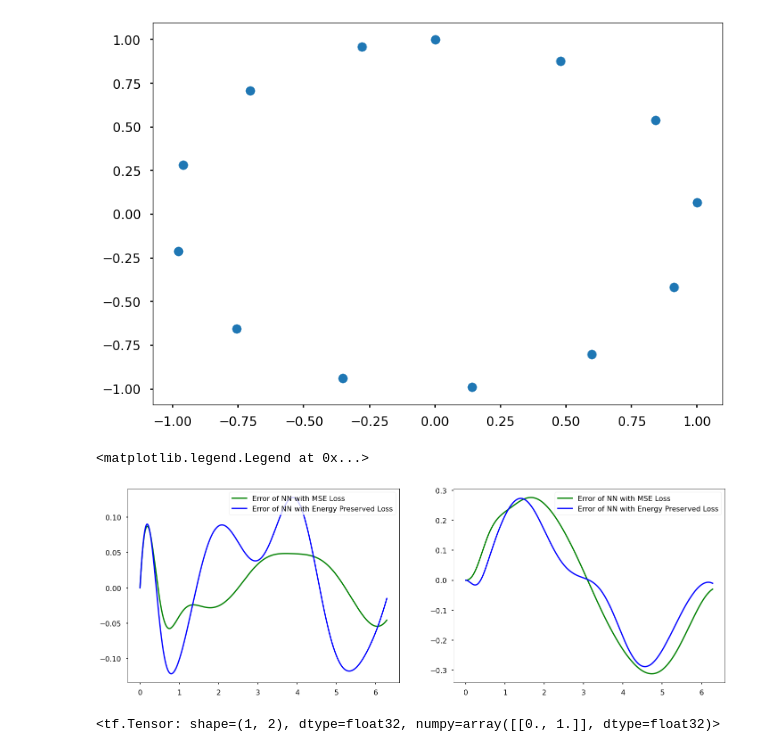
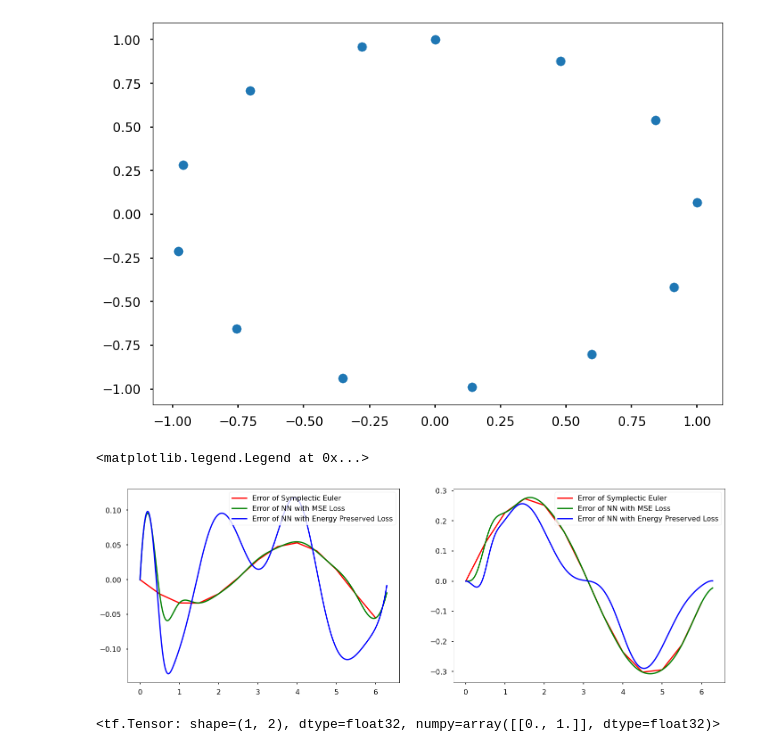
Before and after one commit to tayfununal/hamiltonian_ex, a Jupyter notebook: symplectic_Euler_energy_preserved_loss.ipynb, the cells around one changed output. Drawn from its saved outputs; the diff is of its cells as text; code cells hidden in the pictures.

```diff
--- a/symplectic_Euler_energy_preserved_loss.ipynb
+++ b/symplectic_Euler_energy_preserved_loss.ipynb
@@ -112,5 +112,5 @@ def train(model,input, target, learning_rate=0.0003, loss="mse", batch_size=1000
   return model
 # %%
 model = NN(input= 1,output=2, hidden_layer=20, neuron=32, activation=tf.math.sin)
-model_train = train(model=model, input=t, target=z, learning_rate=0.0003, loss="mse", batch_size=10000, epochs=2000)
+model_train = train(model=model, input=t, target=z, learning_rate=0.0003, loss="mse", batch_size=10000, epochs=10000)
 # %% [output]
@@ -152,14 +152,14 @@ plt.show()
 # %%
 # Energy loss function
 def custom_loss(y_true, y_pred):
-  return tf.keras.losses.MSE(0.5, H(y_pred[None,:,0], y_pred[None, :,1])) + 0.1 * tf.keras.losses.MSE(y_true,y_pred)
+  return tf.keras.losses.MSE(0.5, H(y_pred[None,:,0], y_pred[None, :,1])) +  0.01 * tf.keras.losses.MSE(y_true,y_pred)
 # %%
 energy_model = NN(input= 1,output=2, hidden_layer=20, neuron=32, activation=tf.math.sin, energy_loss=custom_loss)
 # %%
 # Parametreleri atama ve veri arttırma
 energy_model.set_weights(model_train.get_weights())
 
-t_created = np.arange(0, 2*np.pi, 0.001)
+t_created = np.arange(0, 2*np.pi, 0.0003)
 target_created = model_train(t_created)
 # %%
 t_created.shape
@@ -168,3 +168,3 @@ t_created.shape
 # %%
-energy_model_train = train(model=energy_model, input=t_created, target=target_created, learning_rate=0.0003, loss=custom_loss, batch_size=10000, epochs=2000)
+energy_model_train = train(model=energy_model, input=t_created, target=target_created, learning_rate=0.0003, loss=custom_loss, batch_size=10000, epochs=10000)
 # %% [output]
@@ -228,21 +228,21 @@ plt.scatter(grand_truth[:,0], grand_truth[:,1])
 # %%
 # Symplectic
 plt.figure(figsize=(24,8))
 
 plt.subplot(121)
-#plt.plot(t, grand_truth[:,0] - z[:,0], c = 'r', label="Error of Symplectic Euler")
+plt.plot(t, grand_truth[:,0] - z[:,0], c = 'r', label="Error of Symplectic Euler")
 plt.plot(test_t, grand_truth_1[:,0] - model_train(test_t)[:,0], c= 'g', label="Error of NN with MSE Loss")
 plt.plot(test_t, grand_truth_1[:,0] - energy_model_train(test_t)[:,0] , c='b', label="Error of NN with Energy Preserved Loss")
 plt.legend(loc="upper right")
 
 plt.subplot(122)
-#plt.plot(t, grand_truth[:,1] - z[:,1], c = 'r', label="Error of Symplectic Euler")
+plt.plot(t, grand_truth[:,1] - z[:,1], c = 'r', label="Error of Symplectic Euler")
 plt.plot(test_t, grand_truth_1[:,1] - model_train(test_t)[:,1], c= 'g', label="Error of NN with MSE Loss")
 plt.plot(test_t, grand_truth_1[:,1] - energy_model_train(test_t)[:,1] , c='b', label="Error of NN with Energy Preserved Loss")
 plt.legend(loc="upper right")
 # %% [output]
 <matplotlib.legend.Legend at 0x...>
-[figure, old version]
+[figure, new version]
 # %%
 model_train(np.array([0.]))
 # %% [output]
```
Also changed, not shown: parts of 5 cells of this notebook.
